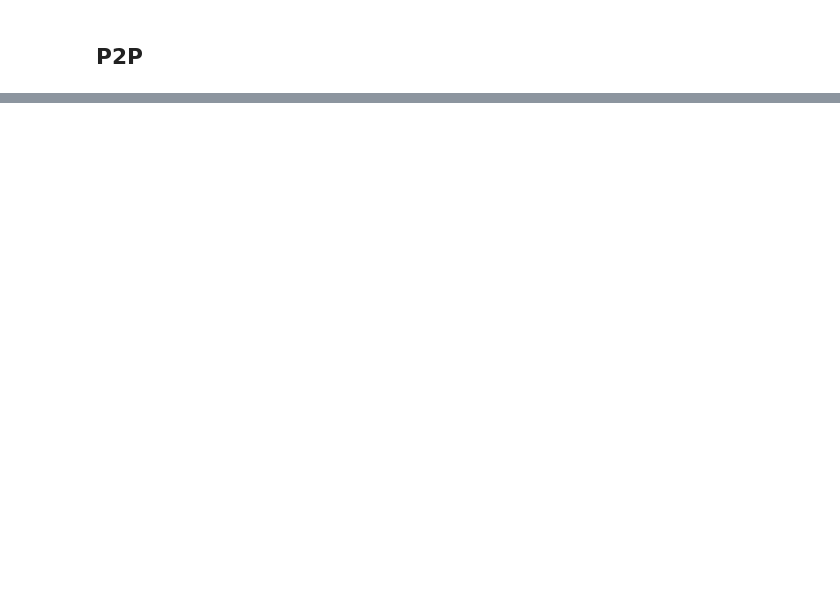
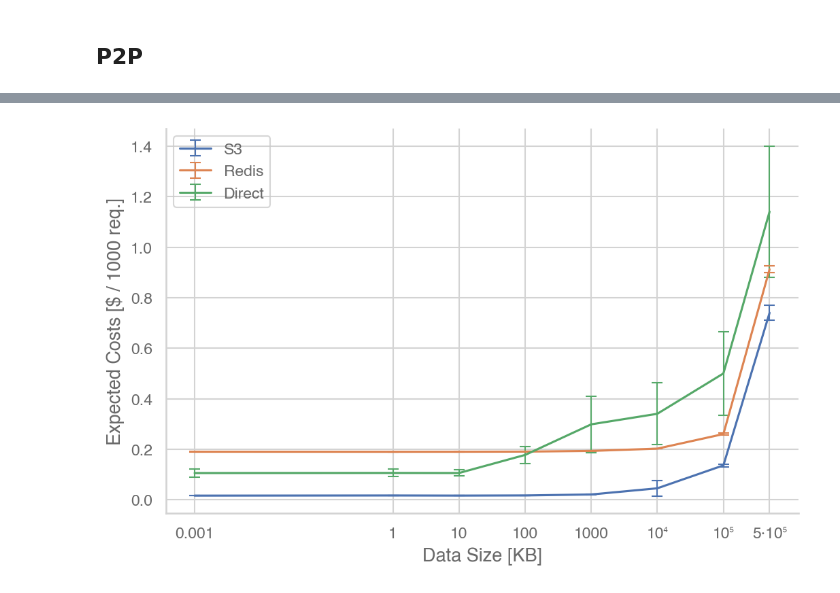
Before and after one commit to OpenCoreCH/LambdaCommBenchmarks, a Jupyter notebook: analysis/lambda_comm_benchmarks.ipynb, the cells around one changed output, grey strips where cells are left out. Saved outputs shown, nothing was run; the diff lists cells and outputs as text; code cells hidden in the pictures; blank space fills up the shorter version.

```diff
--- a/analysis/lambda_comm_benchmarks.ipynb
+++ b/analysis/lambda_comm_benchmarks.ipynb
@@ -655,20 +516,0 @@ NAT_BASE_PATH = os.path.join(BASE_PATH, "nat")
-# %%
-var_base_path = os.path.join(NAT_BASE_PATH, "p2p", "latency_distribution", "out")
-res = parse_json(var_base_path)
-deltas = calc_deltas(res)
-delta_vals = list(deltas[10000000].values())
-mean = np.mean(delta_vals)
-var = np.var(delta_vals)
-median = np.median(delta_vals)
-plt.hist(delta_vals, density=True, bins=50)
-plt.xlabel("Time [ms]")
-plt.ylabel("Density")
-plt.axvline(mean, color='orange', linewidth=1)
-plt.axvline(median, color='green', linewidth=1)
-min_ylim, max_ylim = plt.ylim()
-min_xlim, max_xlim = plt.xlim()
-plt.text(median * 1.2, max_ylim*0.9, 'Median: {:.1f}'.format(median), color="green", size="x-small")
-plt.text(mean * 1.2, max_ylim*0.8, 'Mean: {:.1f}'.format(mean), color="orange", size="x-small")
-plt.text(max_xlim, max_ylim, 'Min: {:.0f}\nMax: {:.0f}\nn: {}'.format(np.min(delta_vals), np.max(delta_vals), len(delta_vals)), size='x-small', horizontalalignment='right', verticalalignment='top')
-plt.savefig(os.path.join(OUTPUT_PATH, "nat_p2p_variance.pdf"))
-plt.show()
@@ -893,0 +517,36 @@ plt.show()
+# %%
+fig = plt.figure(figsize=(8,5))
+ax = fig.add_subplot()
+ax.set_xscale('log')
+ax.set_xlabel("Data Size [KB]")
+ax.set_ylabel("Expected Costs [$ / 1000 req.]")
+ax.set_xticks(list(p2p_experiment_means["S3"].keys()))
+ax.set_xticklabels(format_xticks(p2p_experiment_means["S3"].keys()))
+for experiment_name, means in p2p_experiment_means.items():
+    R = 1000
+    r = 200
+    g = 20
+    plot_data = {}
+    lower_error, upper_error = [], []
+    for file_size, mean in means.items():
+        mean_lb = mean - p2p_experiment_cis[experiment_name][file_size]
+        mean_ub = mean + p2p_experiment_cis[experiment_name][file_size]
+        c_faas = calc_lambda_cost(1, 1, mean / 1000, R, 2)
+        c_faas_lb = calc_lambda_cost(1, 1, mean_lb / 1000, R, 2)
+        c_faas_ub = calc_lambda_cost(1, 1, mean_ub / 1000, R, 2)
+        if experiment_name == "S3":
+            c_channel = calc_s3_cost(1, 1, R, g)
+        elif experiment_name == "Redis":
+            c_channel = calc_redis_cost(R, r)
+        elif experiment_name == "Direct":
+            c_channel = calc_direct_cost(R, r)
+        plot_data[file_size] = c_faas + c_channel
+        upper_error.append(c_faas_ub - c_faas)
+        lower_error.append(c_faas - c_faas_lb)
+    ax.errorbar(plot_data.keys(), plot_data.values(), [lower_error, upper_error], elinewidth=1, capsize=4, label=experiment_name)
+
+ax.legend()
+fig.savefig(os.path.join(OUTPUT_PATH, "p2p_costs.pdf"))
+plt.show()
+# %% [output]
+[figure, added]
```
Also changed, not shown: parts of 39 cells of this notebook, 1 other file.
